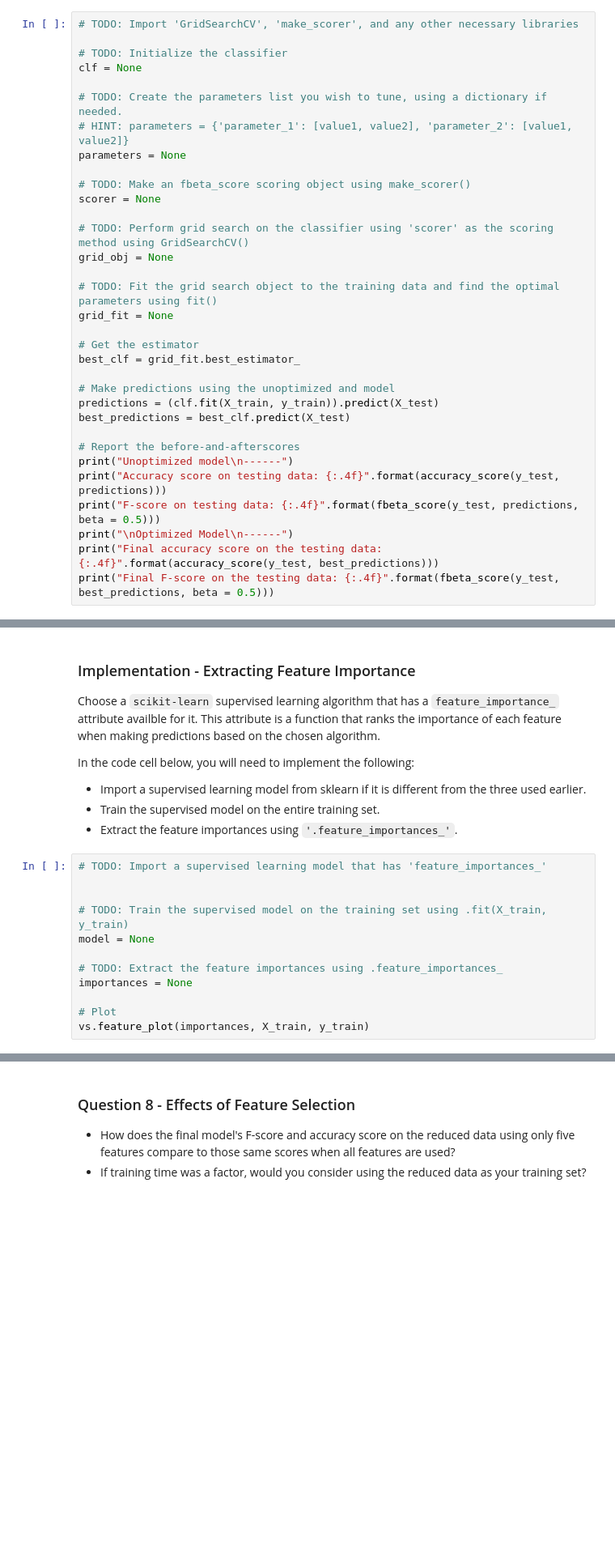
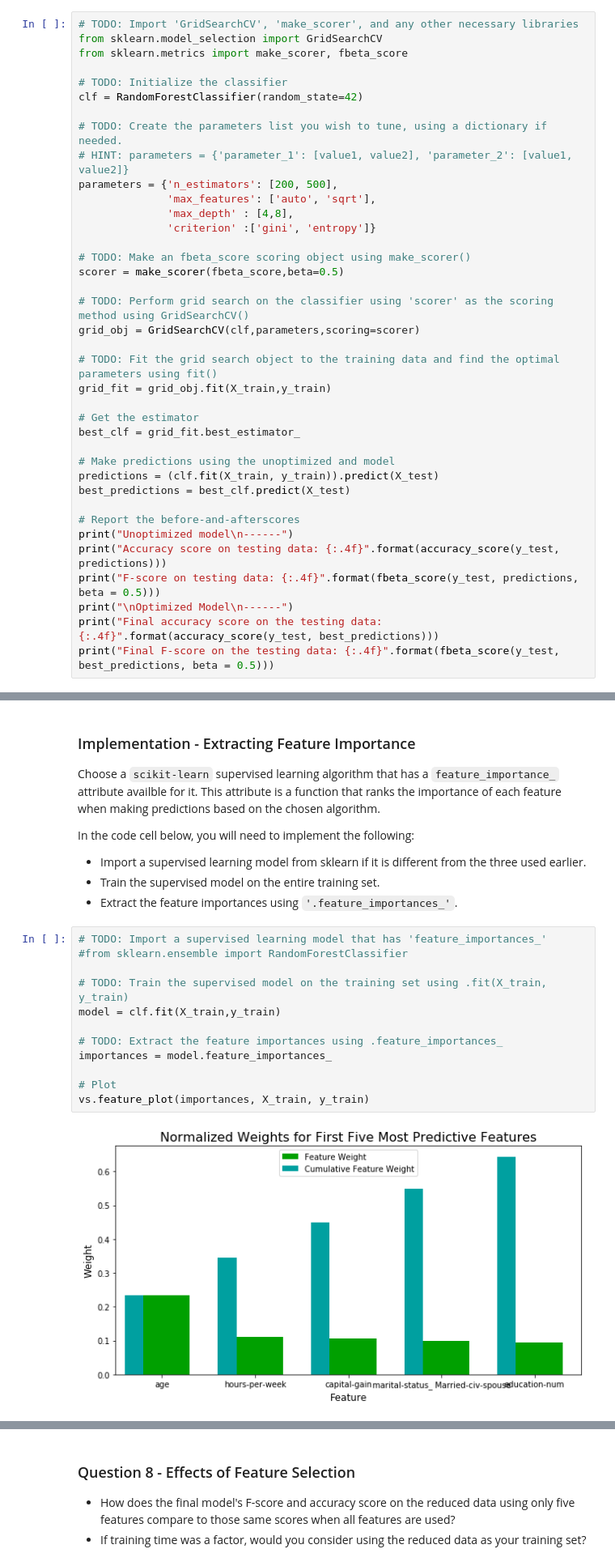
Before and after one commit to nihalaktas/finding-donors, a Jupyter notebook: finding_donors.ipynb, the cells around one changed output, grey strips where cells are left out. Shown at 81% size. Cells and saved outputs as stored; diff of their text form; blank space fills up the shorter version.

```diff
--- a/finding_donors.ipynb
+++ b/finding_donors.ipynb
@@ -514,22 +552,27 @@ Fine tune the chosen model. Use grid search (`GridSearchCV`) with at least one i
 **Note:** Depending on the algorithm chosen and the parameter list, the following implementation may take some time to run!
 # %%
 # TODO: Import 'GridSearchCV', 'make_scorer', and any other necessary libraries
+from sklearn.model_selection import GridSearchCV
+from sklearn.metrics import make_scorer, fbeta_score
 
 # TODO: Initialize the classifier
-clf = None
+clf = RandomForestClassifier(random_state=42)
 
 # TODO: Create the parameters list you wish to tune, using a dictionary if needed.
 # HINT: parameters = {'parameter_1': [value1, value2], 'parameter_2': [value1, value2]}
-parameters = None
+parameters = {'n_estimators': [200, 500],
+              'max_features': ['auto', 'sqrt'],
+              'max_depth' : [4,8],
+              'criterion' :['gini', 'entropy']}
 
 # TODO: Make an fbeta_score scoring object using make_scorer()
-scorer = None
+scorer = make_scorer(fbeta_score,beta=0.5)
 
 # TODO: Perform grid search on the classifier using 'scorer' as the scoring method using GridSearchCV()
-grid_obj = None
+grid_obj = GridSearchCV(clf,parameters,scoring=scorer)
 
 # TODO: Fit the grid search object to the training data and find the optimal parameters using fit()
-grid_fit = None
+grid_fit = grid_obj.fit(X_train,y_train)
 
 # Get the estimator
 best_clf = grid_fit.best_estimator_
@@ -584,16 +651,18 @@ In the code cell below, you will need to implement the following:
  - Extract the feature importances using `'.feature_importances_'`.
 # %%
 # TODO: Import a supervised learning model that has 'feature_importances_'
-
+#from sklearn.ensemble import RandomForestClassifier
 
 # TODO: Train the supervised model on the training set using .fit(X_train, y_train)
-model = None
+model = clf.fit(X_train,y_train)
 
 # TODO: Extract the feature importances using .feature_importances_
-importances = None
+importances = model.feature_importances_
 
 # Plot
 vs.feature_plot(importances, X_train, y_train)
+# %% [output]
+[figure, added]
 # %% [markdown]
 ### Question 7 - Extracting Feature Importance
 
```
Also changed, not shown: parts of 21 cells of this notebook, 3 other files.
